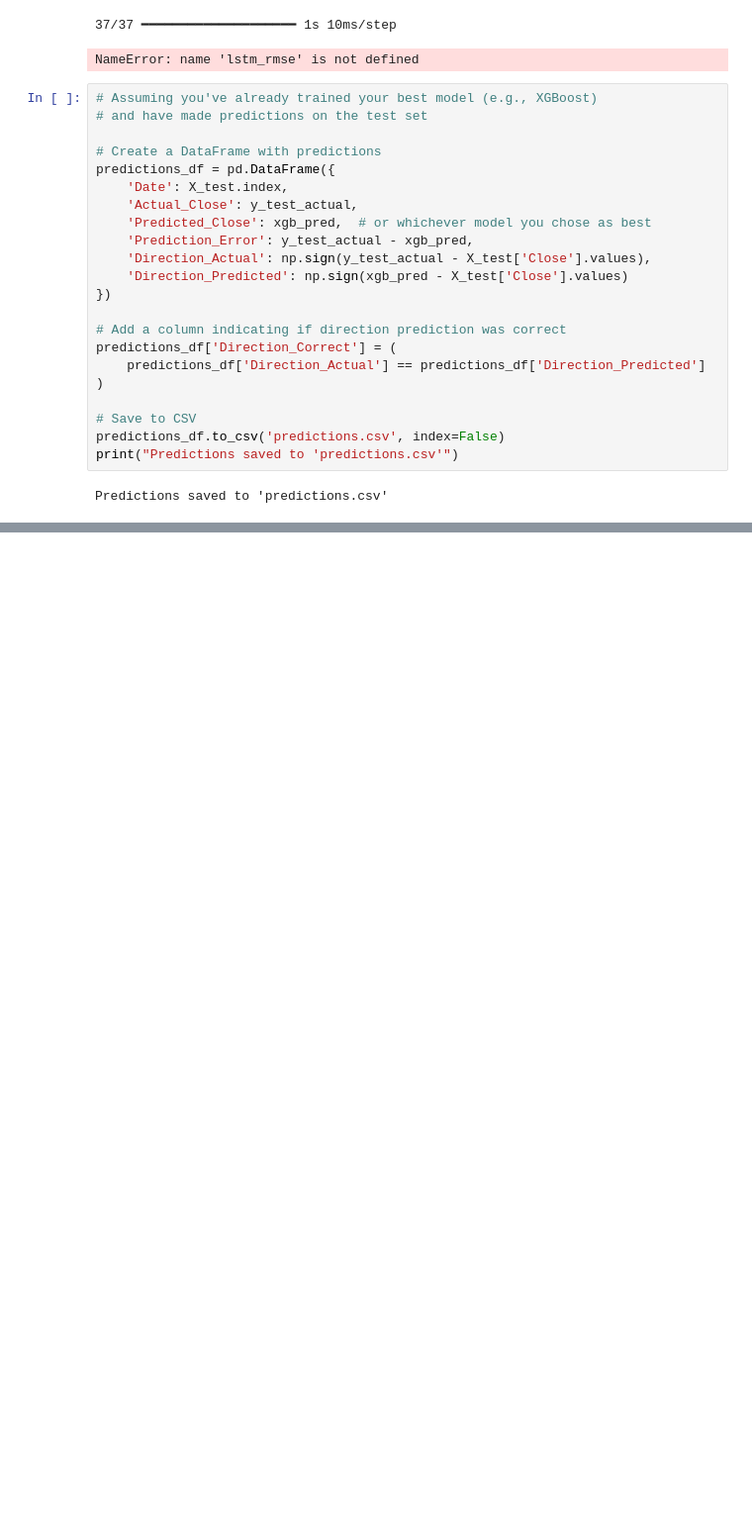
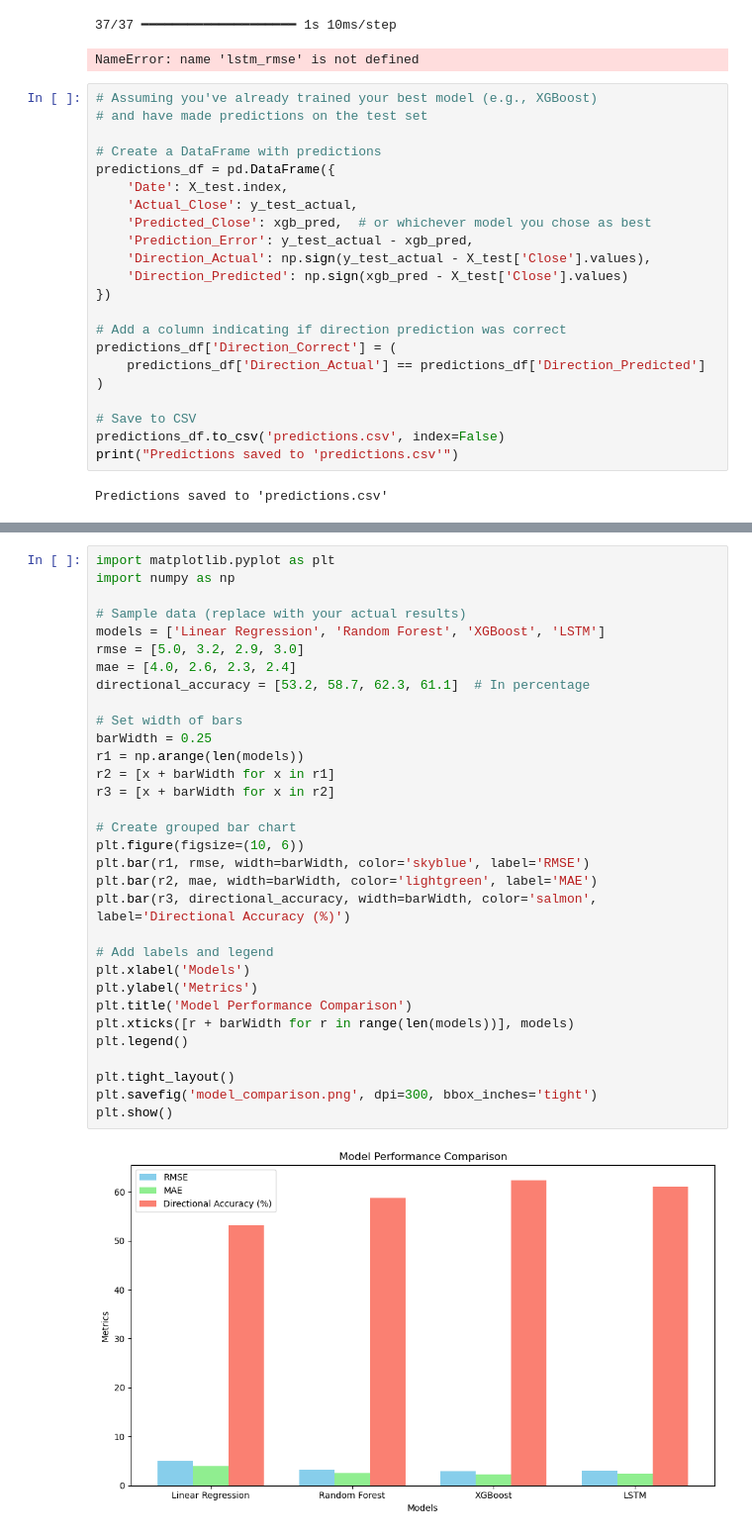
Before and after one commit to tmsachith/Intellihack_TechTitans_4, a Jupyter notebook: Untitled.ipynb, the cells around one changed output, grey strips where cells are left out. Shown at 99% size. Saved outputs shown, nothing was run; the diff lists cells and outputs as text; blank space fills up the shorter version.

```diff
--- a/Untitled.ipynb
+++ b/Untitled.ipynb
@@ -512,0 +589,34 @@ Predictions saved to 'predictions.csv'
+# %%
+import matplotlib.pyplot as plt
+import numpy as np
+
+# Sample data (replace with your actual results)
+models = ['Linear Regression', 'Random Forest', 'XGBoost', 'LSTM']
+rmse = [5.0, 3.2, 2.9, 3.0]
+mae = [4.0, 2.6, 2.3, 2.4]
+directional_accuracy = [53.2, 58.7, 62.3, 61.1]  # In percentage
+
+# Set width of bars
+barWidth = 0.25
+r1 = np.arange(len(models))
+r2 = [x + barWidth for x in r1]
+r3 = [x + barWidth for x in r2]
+
+# Create grouped bar chart
+plt.figure(figsize=(10, 6))
+plt.bar(r1, rmse, width=barWidth, color='skyblue', label='RMSE')
+plt.bar(r2, mae, width=barWidth, color='lightgreen', label='MAE')
+plt.bar(r3, directional_accuracy, width=barWidth, color='salmon', label='Directional Accuracy (%)')
+
+# Add labels and legend
+plt.xlabel('Models')
+plt.ylabel('Metrics')
+plt.title('Model Performance Comparison')
+plt.xticks([r + barWidth for r in range(len(models))], models)
+plt.legend()
+
+plt.tight_layout()
+plt.savefig('model_comparison.png', dpi=300, bbox_inches='tight')
+plt.show()
+# %% [output]
+[figure, added]
```
Also changed, not shown: parts of 2 cells of this notebook, 3 other files.
